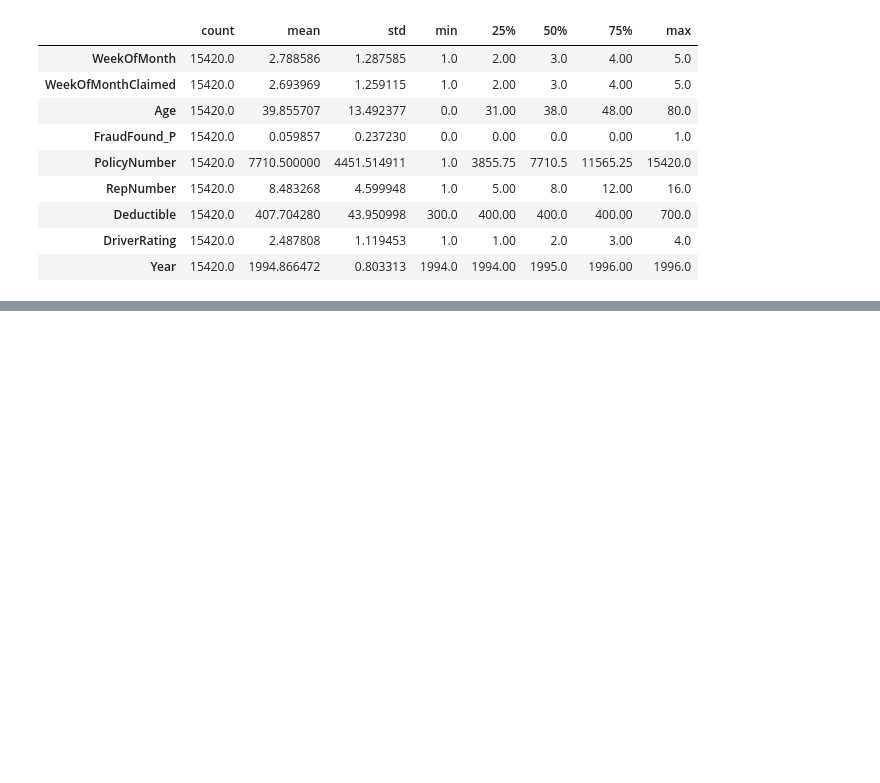
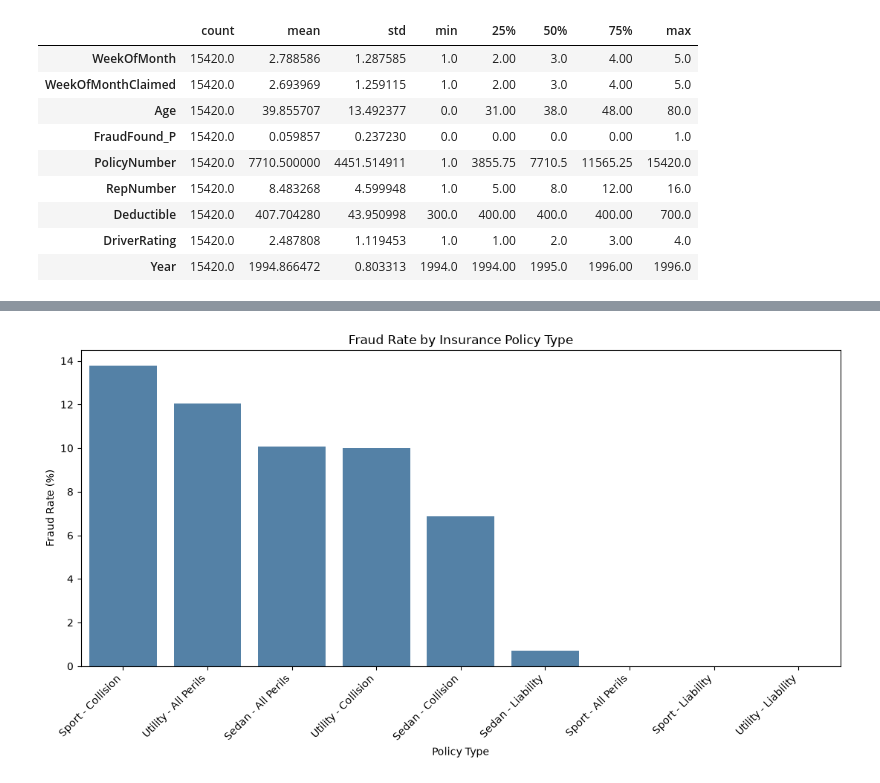
Before and after one commit to m-arij/f20dl-vehicle-fraud-ug-group9, a Jupyter notebook: notebooks/tabular_eda.ipynb, the cells around one changed output, grey strips where cells are left out. Saved outputs shown, nothing was run; the diff lists cells and outputs as text; code cells hidden in the pictures; blank space fills up the shorter version.

Commit message:
Explore fraud patterns across policy types age and vehicle prices

```diff
--- a/notebooks/tabular_eda.ipynb
+++ b/notebooks/tabular_eda.ipynb
@@ -209,3 +209,21 @@ Numerical features:
 | Deductible | 15420.0 | 407.704280 | 43.950998 | 300.0 | 400.00 | 400.0 | 400.00 | 700.0 |
 | DriverRating | 15420.0 | 2.487808 | 1.119453 | 1.0 | 1.00 | 2.0 | 3.00 | 4.0 |
 | Year | 15420.0 | 1994.866472 | 0.803313 | 1994.0 | 1994.00 | 1995.0 | 1996.00 | 1996.0 |
+# %%
+policy_fraud = (
+    df.groupby("PolicyType")["FraudFound_P"]
+    .agg(["count", "sum", "mean"])
+    .sort_values("mean", ascending=False)
+)
+
+policy_fraud.columns = [
+    "Total Claims",
+    "Fraud Claims",
+    "Fraud Rate"
+]
+
+policy_fraud["Fraud Rate (%)"] = (
+    policy_fraud["Fraud Rate"] * 100
+)
+
+display(policy_fraud)
@@ -211,0 +242,18 @@ Numerical features:
+# %%
+plt.figure(figsize=(11, 6))
+
+sns.barplot(
+    x=policy_fraud.index,
+    y=policy_fraud["Fraud Rate (%)"],
+    color="steelblue"
+)
+
+plt.title("Fraud Rate by Insurance Policy Type")
+plt.xlabel("Policy Type")
+plt.ylabel("Fraud Rate (%)")
+
+plt.xticks(rotation=45, ha="right")
+plt.tight_layout()
+plt.show()
+# %% [output]
+[figure, added]
```
Also changed, not shown: parts of 3 cells of this notebook.
